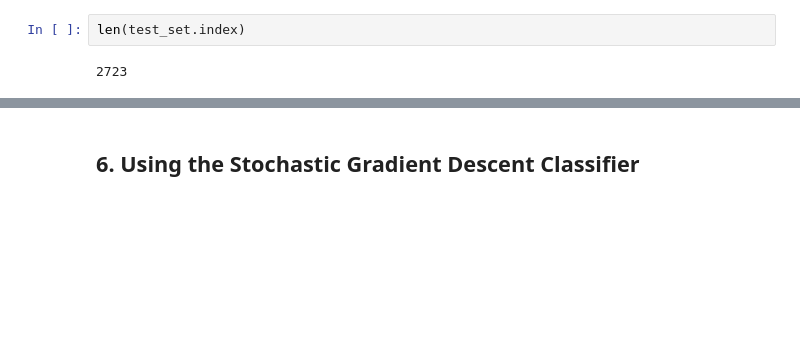
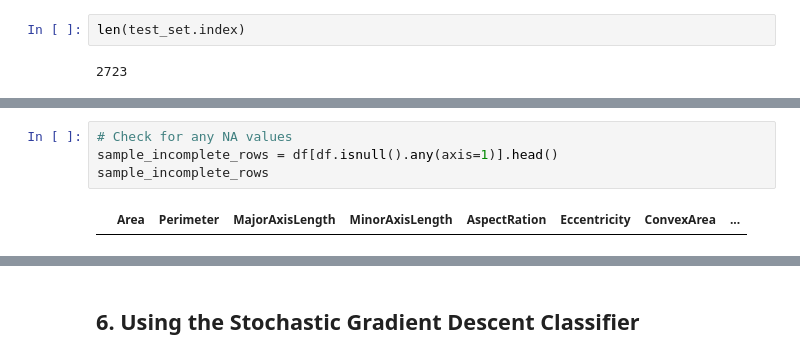
Before and after one commit to chitrams/cits5508-projects, a Jupyter notebook: lab02/lab02.ipynb, the cells around one changed output, grey strips where cells are left out. Saved outputs shown, nothing was run; the diff lists cells and outputs as text; blank space fills up the shorter version.

```diff
--- a/lab02/lab02.ipynb
+++ b/lab02/lab02.ipynb
@@ -170,0 +191,6 @@ train_set["Class"].value_counts().plot(kind='bar')
+# %%
+# Check for any NA values
+sample_incomplete_rows = df[df.isnull().any(axis=1)].head()
+sample_incomplete_rows
+# %% [output]
+|  | Area | Perimeter | MajorAxisLength | MinorAxisLength | AspectRation | Eccentricity | ConvexArea | ... |
```
Also changed, not shown: parts of 29 cells of this notebook.
